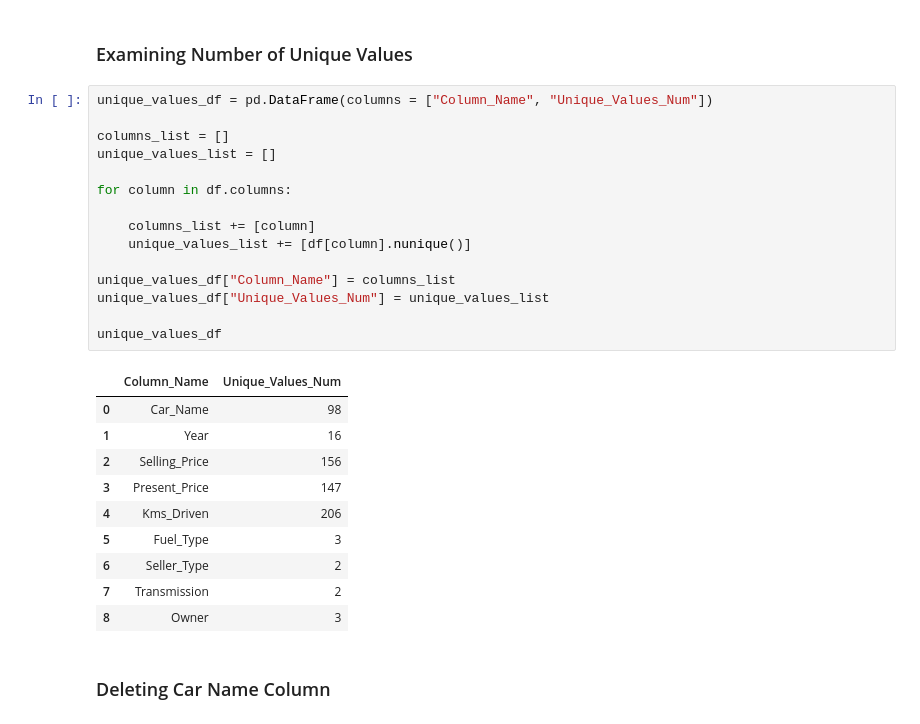
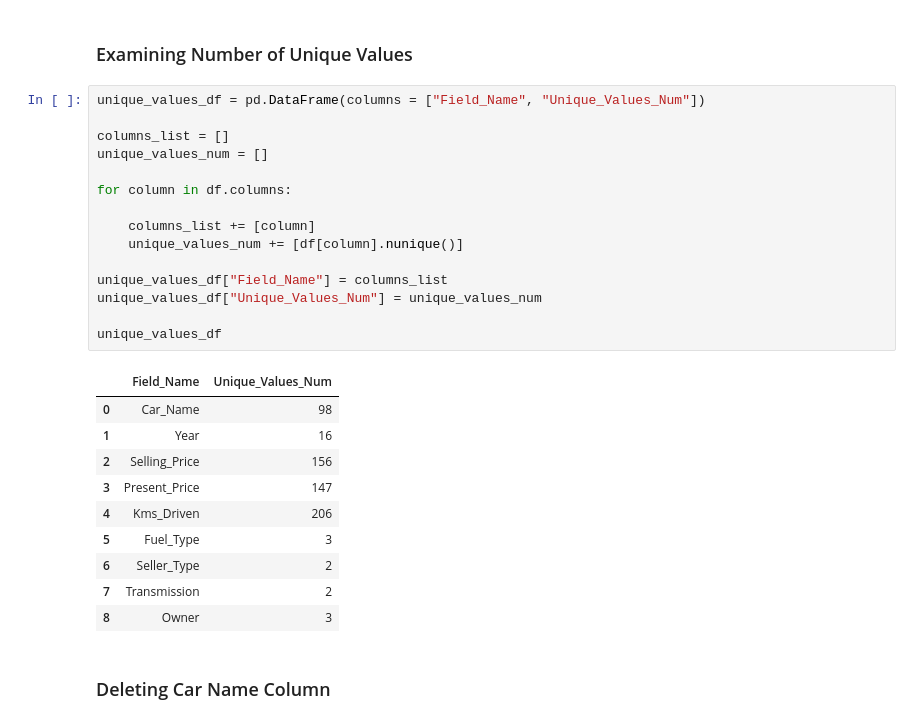
Before and after one commit to mamishere/Car-Dataset, a Jupyter notebook: Car-Dataset.ipynb, the cells around one changed output. Saved outputs shown, nothing was run; the diff lists cells and outputs as text.

```diff
--- a/Car-Dataset.ipynb
+++ b/Car-Dataset.ipynb
@@ -112,22 +116,22 @@ memory usage: 21.3+ KB
 # %% [markdown]
 ### Examining Number of Unique Values
 # %%
-unique_values_df = pd.DataFrame(columns = ["Column_Name", "Unique_Values_Num"])
+unique_values_df = pd.DataFrame(columns = ["Field_Name", "Unique_Values_Num"])
 
 columns_list = []
-unique_values_list = []
+unique_values_num = []
 
 for column in df.columns:
 
     columns_list += [column]
-    unique_values_list += [df[column].nunique()]
+    unique_values_num += [df[column].nunique()]
 
-unique_values_df["Column_Name"] = columns_list
-unique_values_df["Unique_Values_Num"] = unique_values_list
+unique_values_df["Field_Name"] = columns_list
+unique_values_df["Unique_Values_Num"] = unique_values_num
 
 unique_values_df
 # %% [output]
-|  | Column_Name | Unique_Values_Num |
+|  | Field_Name | Unique_Values_Num |
 | 0 | Car_Name | 98 |
 | 1 | Year | 16 |
 | 2 | Selling_Price | 156 |
```
Also changed, not shown: parts of 33 cells of this notebook.
